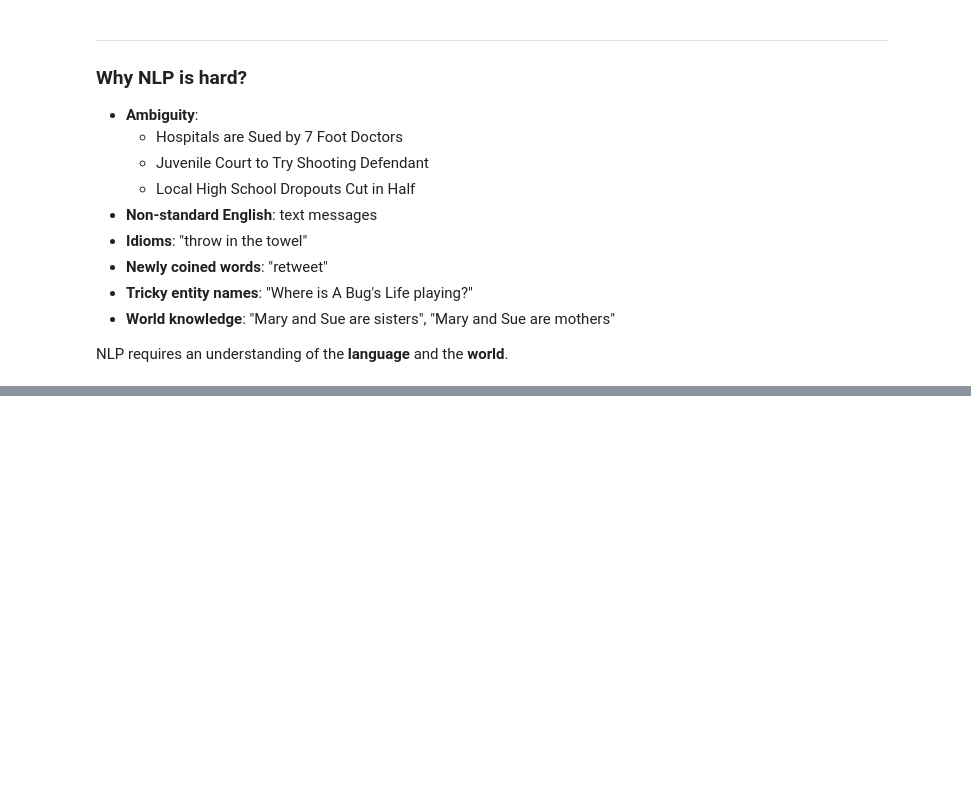
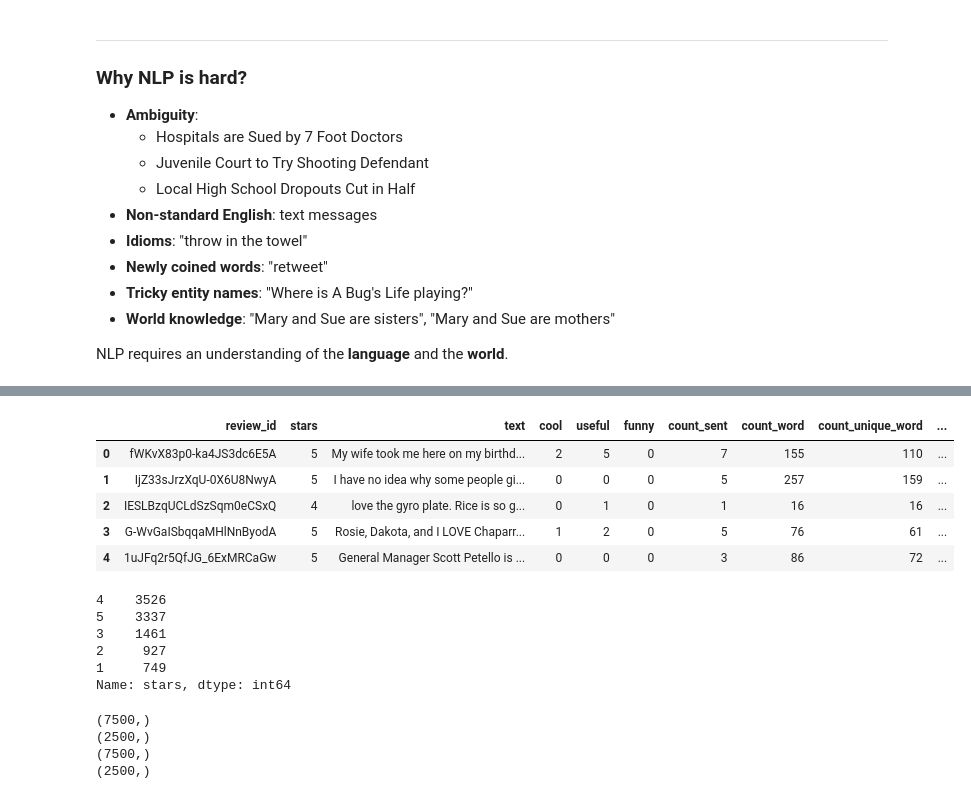
Before and after one commit to mkmritunjay/machineLearning, a Jupyter notebook: NLP.ipynb, the cells around one changed output, grey strips where cells are left out. Cells and saved outputs as stored; diff of their text form; code cells hidden in the pictures; blank space fills up the shorter version.

```diff
--- a/NLP.ipynb
+++ b/NLP.ipynb
@@ -86,0 +244,2 @@ NLP requires an understanding of the **language** and the **world**.
+# %%
+df = yelp
@@ -86,0 +329,36 @@ NLP requires an understanding of the **language** and the **world**.
+# %%
+df['sentiment'] = df["text"].apply(lambda x: TextBlob(x).sentiment.polarity )
+# %%
+df.head()
+# %% [output]
+|  | review_id | stars | text | cool | useful | funny | count_sent | count_word | count_unique_word | ... |
+| 0 | fWKvX83p0-ka4JS3dc6E5A | 5 | My wife took me here on my birthd... | 2 | 5 | 0 | 7 | 155 | 110 | ... |
+| 1 | IjZ33sJrzXqU-0X6U8NwyA | 5 | I have no idea why some people gi... | 0 | 0 | 0 | 5 | 257 | 159 | ... |
+| 2 | IESLBzqUCLdSzSqm0eCSxQ | 4 | love the gyro plate. Rice is so g... | 0 | 1 | 0 | 1 | 16 | 16 | ... |
+| 3 | G-WvGaISbqqaMHlNnByodA | 5 | Rosie, Dakota, and I LOVE Chaparr... | 1 | 2 | 0 | 5 | 76 | 61 | ... |
+| 4 | 1uJFq2r5QfJG_6ExMRCaGw | 5 | General Manager Scott Petello is ... | 0 | 0 | 0 | 3 | 86 | 72 | ... |
+# %%
+yelp.stars.value_counts()
+# %% [output]
+4    3526
+5    3337
+3    1461
+2     927
+1     749
+Name: stars, dtype: int64
+# %%
+# define X and y
+X = yelp.text
+y = yelp.stars
+
+# split the new DataFrame into training and testing sets
+X_train, X_test, y_train, y_test = train_test_split(X, y, random_state=1)
+print(X_train.shape)
+print(X_test.shape)
+print(y_train.shape)
+print(y_test.shape)
+# %% [output]
+(7500,)
+(2500,)
+(7500,)
+(2500,)
```
Also changed, not shown: parts of 13 cells of this notebook.
